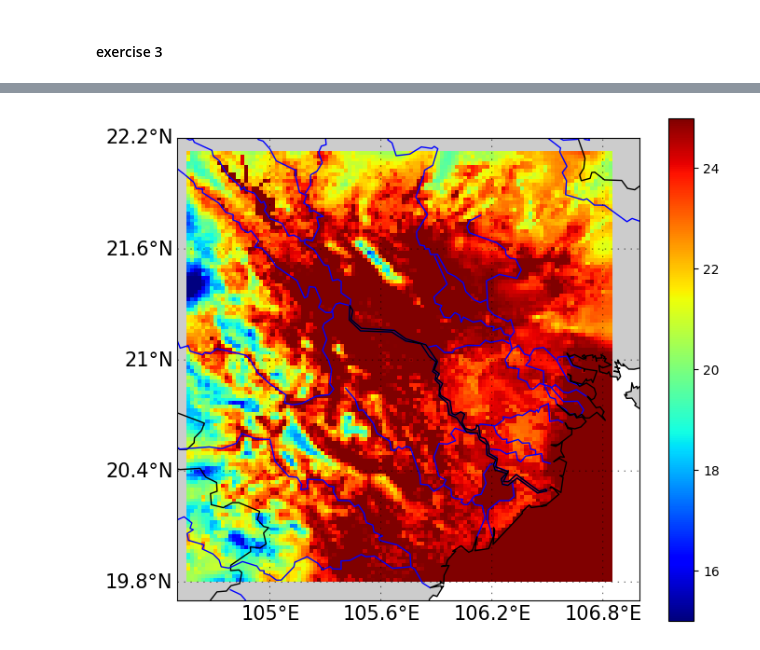
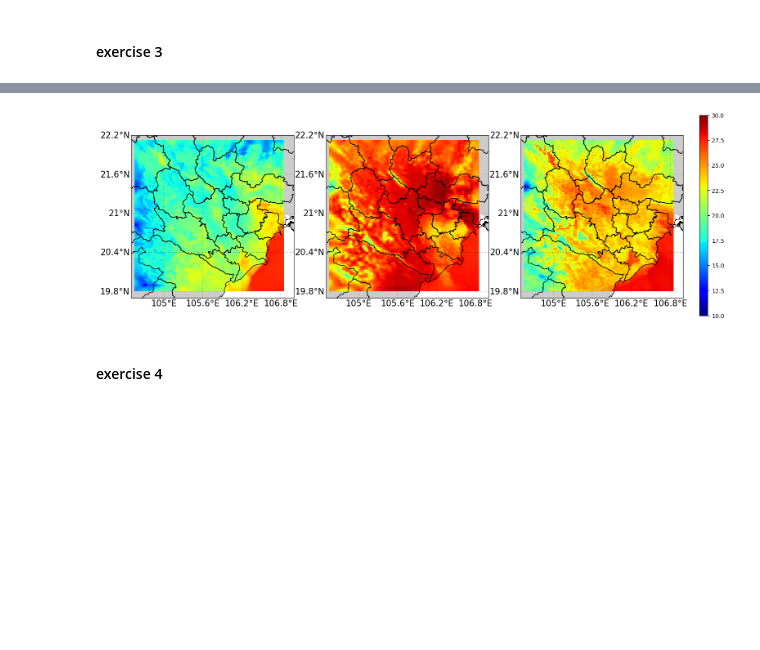
Before and after one commit to Minhsuperfragile/data_visualization_labwork, a Jupyter notebook: homework4.ipynb, the cells around one changed output, grey strips where cells are left out. Saved outputs shown, nothing was run; the diff lists cells and outputs as text; code cells hidden in the pictures; blank space fills up the shorter version.

Commit message:
labwork 4

```diff
--- a/homework4.ipynb
+++ b/homework4.ipynb
@@ -70,7 +70,7 @@ for i in range(2):
       map2.readshapefile(f"gadm41_VNM_0/gadm41_VNM_0",f'gadm41_VNM_0', linewidth=1, color='r')
 
    # add islands
-   map2.readshapefile(r'G:/Code/Python/data_visualization_labwork/haidao/haidao', 'haidao',
+   map2.readshapefile(r'haidao/haidao', 'haidao',
       linewidth=1, color='k')
 
    tmp_text = 'out' if i == 0 else ''
@@ -91,55 +91,49 @@ Shape of data: (24, 120, 111)
 # %% [markdown]
 #### exercise 3
 # %%
-#----#----#----#----#----#----#
-# CREATE MAP
-#----#----#----#----#----#----#
-
-lon = xr_data.coords['XLONG'].values
-lat = xr_data.coords['XLAT'].values
-data = xr_data.data_vars['T2'].values # temperature value
-
 #now, create a map
-fig = plt.figure(figsize=(8,7))
-ax = fig.add_subplot(1,1,1)
-
+fig = plt.figure(figsize=(20,7))
 #basemap setting
 lon_min = 104.5
 lon_max = 107
 lat_min = 19.7
 lat_max = 22.2
 
-map2 = Basemap(projection='merc',
-                llcrnrlon=lon_min, #lower left corner longtitude
-                llcrnrlat=lat_min, #lower left corner lattitude
-                urcrnrlon=lon_max, #upper right corner longtitude
-                urcrnrlat=lat_max, #upper right corner lattitude
-                resolution='i',epsg=4326)
+for i in range(3):
+   ax = plt.subplot(1,3, i+1)
+   map2 = Basemap(projection='merc',
+                  llcrnrlon=lon_min, #lower left corner longtitude
+                  llcrnrlat=lat_min, #lower left corner lattitude
+                  urcrnrlon=lon_max, #upper right corner longtitude
+                  urcrnrlat=lat_max, #upper right corner lattitude
+                  resolution='i',epsg=4326)
+
+   #some decorations
+   map2.fillcontinents(zorder=0)
+
+   #draw the lat and lon
+   parallels = arange(-90.,150, around((lat_max-lat_min)/4, decimals=1)) 	#lat
+   meridians = arange(0.,180., around((lat_max-lat_min)/4, decimals=1))
+   map2.drawparallels(parallels,linewidth=0.5,dashes=[2,8],labels=[1,0,0,0],fontsize=15, zorder=12) # left, right, top or bottom
+   map2.drawmeridians(meridians,linewidth=0.5,dashes=[2,8],labels=[0,0,0,1],fontsize=15, zorder=12)
+
+   #add vietnam
+   map2.readshapefile(r'gadm41_VNM_0/gadm41_VNM_1', "gadm41_VNM_1", linewidth=1,color='k')
+
+   #now plot the data
+   hour = i*6
+
+   cm = plt.pcolormesh( lon , lat , data[hour,:,:]-273.15,vmin = 10,vmax = 30,cmap='jet')
 
 
-#some decorations
-map2.fillcontinents(zorder=0)
-map2.drawcoastlines(zorder=11)
-map2.drawcountries(linewidth=1,color='k')
+   # print (data[hour:,0,0]-273.3)
 
-#draw the lat and lon
-parallels = arange(-90.,150, around((lat_max-lat_min)/4, decimals=1)) 	#lat
-meridians = arange(0.,180., around((lat_max-lat_min)/4, decimals=1))
-map2.drawparallels(parallels,linewidth=0.5,dashes=[2,8],labels=[1,0,0,0],fontsize=15, zorder=12) # left, right, top or bottom
-map2.drawmeridians(meridians,linewidth=0.5,dashes=[2,8],labels=[0,0,0,1],fontsize=15, zorder=12)
-
-#add islands: https://drive.google.com/drive/folders/1D65H8_XQJV25X8ojcnsnWb5c9dDYhh8f?usp=sharing
-map2.readshapefile(r'G:\Code\Python\data_visualization_labwork\haidao\haidao', 'haidao',
-   linewidth=1, color='k')
-
-#now plot the data
-hour = 12
-
-cm = plt.pcolormesh( lon , lat , data[hour,:,:]-273.15,vmin = 15,vmax = 25,cmap='jet')
-
-
-print (data[:,0,0]-273.3)
-
-plt.colorbar()
+fig.subplots_adjust(right=0.8)
+cbar_ax = fig.add_axes([0.82, #left - right align
+                        0.15,  #up - down align
+                        0.01, #width
+                        0.7 # height
+                        ])
+fig.colorbar(cm, cbar_ax)
 plt.show()
 # %% [output]
@@ -150 +140,3 @@ plt.show()
-[figure, old version]
+[figure, new version]
+# %% [markdown]
+#### exercise 4
```
Also changed, not shown: parts of 3 cells of this notebook, 2 other files.
